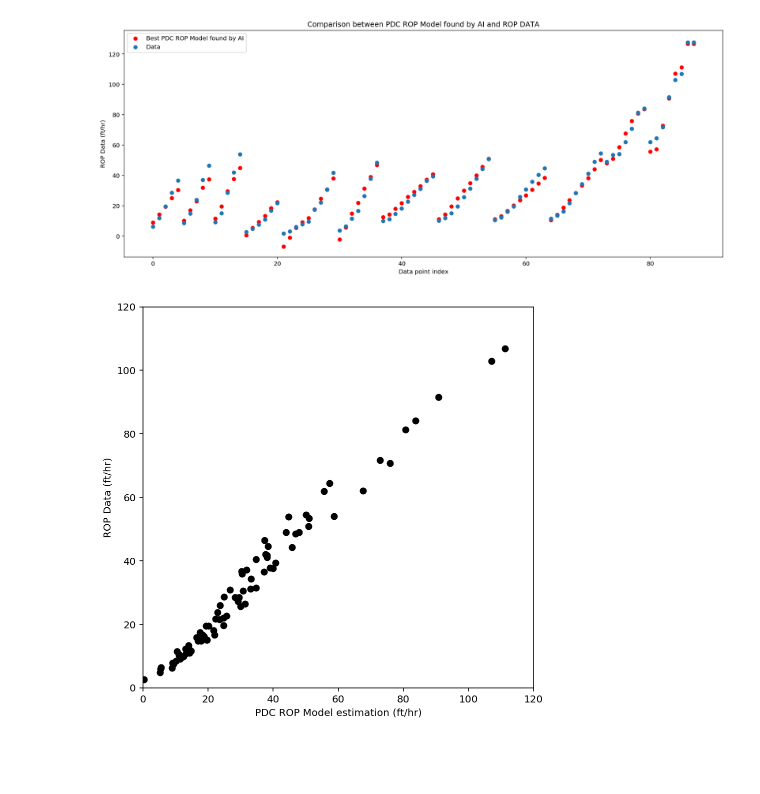
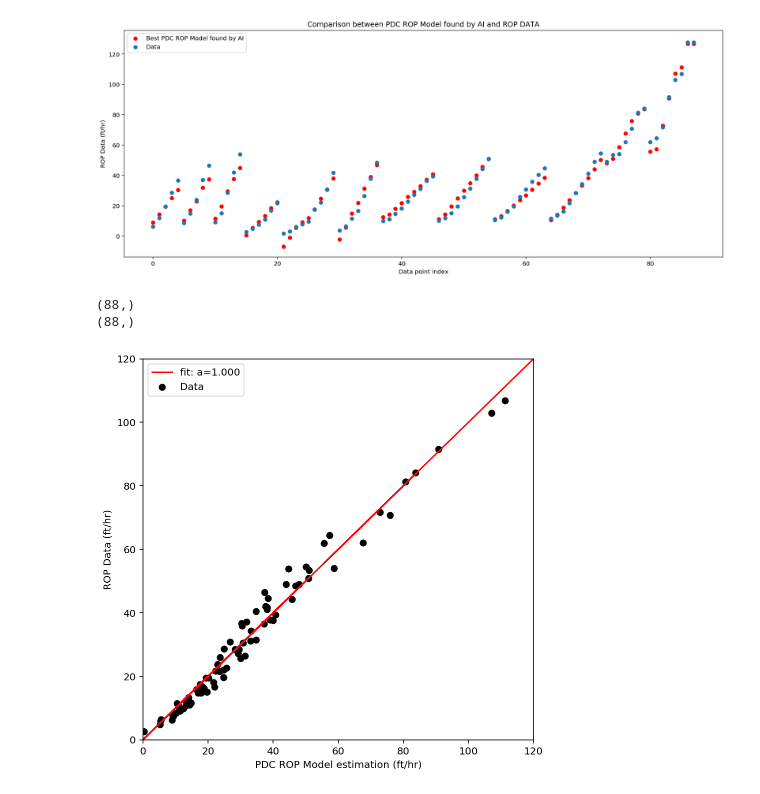
Before and after one commit to Atashnezhad/ROP-Modeling, a Jupyter notebook: ROP models/A PDC ROP model developed by AI/ROP_model.ipynb, the cells around one changed output. Drawn from its saved outputs; the diff is of its cells as text; code cells hidden in the pictures; blank space fills up the shorter version.

```diff
--- a/ROP models/A PDC ROP model developed by AI/ROP_model.ipynb
+++ b/ROP models/A PDC ROP model developed by AI/ROP_model.ipynb
@@ -215,12 +216,24 @@ plt.savefig("../A PDC ROP model developed by AI/Figures/Comparison between PDC R
             dpi=100)
 # %% [output]
 [figure]
+# %%
+print(estimated.shape)
+print(Y_np_flat.shape)
+# %% [output]
+(88,)
+(88,)
 # %%
+def func(x, a):
+    return (a * x)
+popt, pcov = curve_fit(func, estimated, Y_np_flat)
+
 plt.figure(figsize=(7,7))
-plt.scatter(estimated, Y_np, c='k')
+plt.scatter(estimated, Y_np, c='k', label='Data')
 plt.xlim(0,120),plt.xlabel("PDC ROP Model estimation (ft/hr)")
 plt.ylim(0,120),plt.ylabel("ROP Data (ft/hr)")
-# plt.show()
+plt.plot(estimated, func(estimated, *popt), 'r-',
+         label='fit: a=%5.3f' % tuple(popt))
+plt.legend()
 plt.savefig("../A PDC ROP model developed by AI/Figures/ModelvsData.png")
 # %% [output]
-[figure, old version]
+[figure, new version]
```
Also changed, not shown: parts of 1 cell of this notebook, 1 other file.
